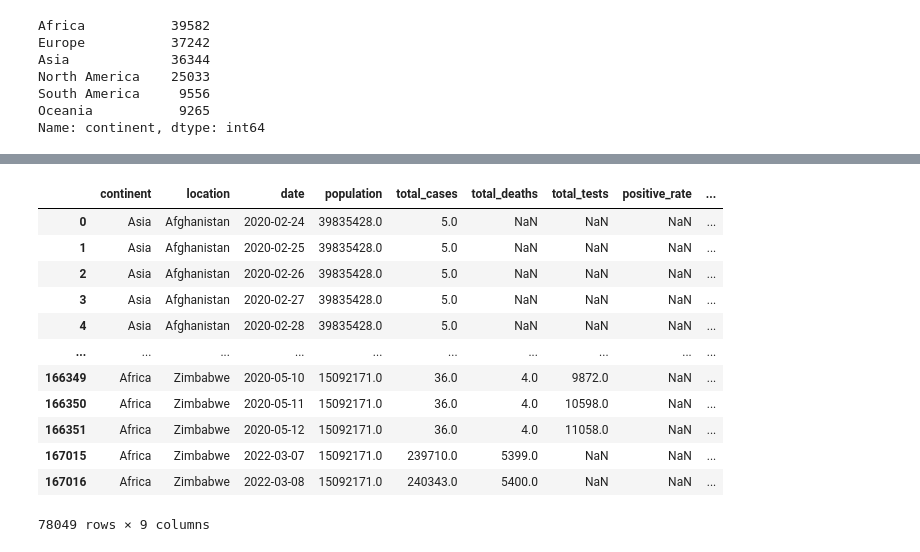
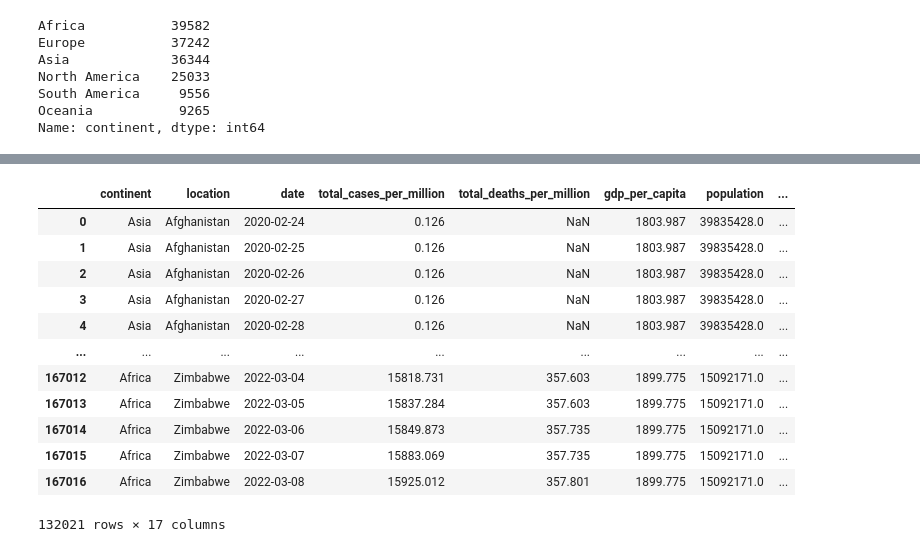
Before and after one commit to NChancheep/ITCS498_com_sci_classproject, a Jupyter notebook: ITCS498_com_sci_classproject.ipynb, the cells around one changed output, grey strips where cells are left out. Saved outputs shown, nothing was run; the diff lists cells and outputs as text; code cells hidden in the pictures.

```diff
--- a/ITCS498_com_sci_classproject.ipynb
+++ b/ITCS498_com_sci_classproject.ipynb
@@ -82,4 +76,0 @@ df.drop(['cardiovasc_death_rate','diabetes_prevalence','extreme_poverty'],axis=1
-# %%
-df.drop(['aged_65_older','aged_70_older','gdp_per_capita'],axis=1,inplace=True)
-# %%
-df.drop(['life_expectancy'],axis=1,inplace=True)
@@ -92,3 +77,5 @@ continent_infect = rate_of_infect[["continent","location","date","population","t
+# %%
+continent_infect = df[['continent','location','date','total_cases_per_million','total_deaths_per_million','gdp_per_capita','population','population_density','extreme_poverty','aged_65_older','total_vaccinations_per_hundred','people_vaccinated_per_hundred','people_fully_vaccinated_per_hundred','total_boosters_per_hundred','hosp_patients_per_million','icu_patients_per_million','hospital_beds_per_thousand']]
 # %%
 continent_infect
 # %% [output]
@@ -164,0 +143,3 @@ continent_infect = continent_infect[continent_infect['continent'].notnull()]
+# %%
+continent_infect = continent_infect[continent_infect['population'].notna()]
+continent_infect
@@ -165,16 +160,16 @@ continent_infect = continent_infect[continent_infect['continent'].notnull()]
 # %%
-continent_infect[continent_infect['positive_rate'].isna()]
+continent_infect[continent_infect['hosp_patients_per_million'].isna()]
 # %% [output]
-|  | continent | location | date | population | total_cases | total_deaths | total_tests | positive_rate | ... |
-| 0 | Asia | Afghanistan | 2020-02-24 | 39835428.0 | 5.0 | NaN | NaN | NaN | ... |
-| 1 | Asia | Afghanistan | 2020-02-25 | 39835428.0 | 5.0 | NaN | NaN | NaN | ... |
-| 2 | Asia | Afghanistan | 2020-02-26 | 39835428.0 | 5.0 | NaN | NaN | NaN | ... |
-| 3 | Asia | Afghanistan | 2020-02-27 | 39835428.0 | 5.0 | NaN | NaN | NaN | ... |
-| 4 | Asia | Afghanistan | 2020-02-28 | 39835428.0 | 5.0 | NaN | NaN | NaN | ... |
-| ... | ... | ... | ... | ... | ... | ... | ... | ... | ... |
-| 166349 | Africa | Zimbabwe | 2020-05-10 | 15092171.0 | 36.0 | 4.0 | 9872.0 | NaN | ... |
-| 166350 | Africa | Zimbabwe | 2020-05-11 | 15092171.0 | 36.0 | 4.0 | 10598.0 | NaN | ... |
-| 166351 | Africa | Zimbabwe | 2020-05-12 | 15092171.0 | 36.0 | 4.0 | 11058.0 | NaN | ... |
-| 167015 | Africa | Zimbabwe | 2022-03-07 | 15092171.0 | 239710.0 | 5399.0 | NaN | NaN | ... |
-| 167016 | Africa | Zimbabwe | 2022-03-08 | 15092171.0 | 240343.0 | 5400.0 | NaN | NaN | ... |
+|  | continent | location | date | total_cases_per_million | total_deaths_per_million | gdp_per_capita | population | ... |
+| 0 | Asia | Afghanistan | 2020-02-24 | 0.126 | NaN | 1803.987 | 39835428.0 | ... |
+| 1 | Asia | Afghanistan | 2020-02-25 | 0.126 | NaN | 1803.987 | 39835428.0 | ... |
+| 2 | Asia | Afghanistan | 2020-02-26 | 0.126 | NaN | 1803.987 | 39835428.0 | ... |
+| 3 | Asia | Afghanistan | 2020-02-27 | 0.126 | NaN | 1803.987 | 39835428.0 | ... |
+| 4 | Asia | Afghanistan | 2020-02-28 | 0.126 | NaN | 1803.987 | 39835428.0 | ... |
+| ... | ... | ... | ... | ... | ... | ... | ... | ... |
+| 167012 | Africa | Zimbabwe | 2022-03-04 | 15818.731 | 357.603 | 1899.775 | 15092171.0 | ... |
+| 167013 | Africa | Zimbabwe | 2022-03-05 | 15837.284 | 357.603 | 1899.775 | 15092171.0 | ... |
+| 167014 | Africa | Zimbabwe | 2022-03-06 | 15849.873 | 357.735 | 1899.775 | 15092171.0 | ... |
+| 167015 | Africa | Zimbabwe | 2022-03-07 | 15883.069 | 357.735 | 1899.775 | 15092171.0 | ... |
+| 167016 | Africa | Zimbabwe | 2022-03-08 | 15925.012 | 357.801 | 1899.775 | 15092171.0 | ... |
-78049 rows × 9 columns
+132021 rows × 17 columns
```
Also changed, not shown: parts of 25 cells of this notebook.
